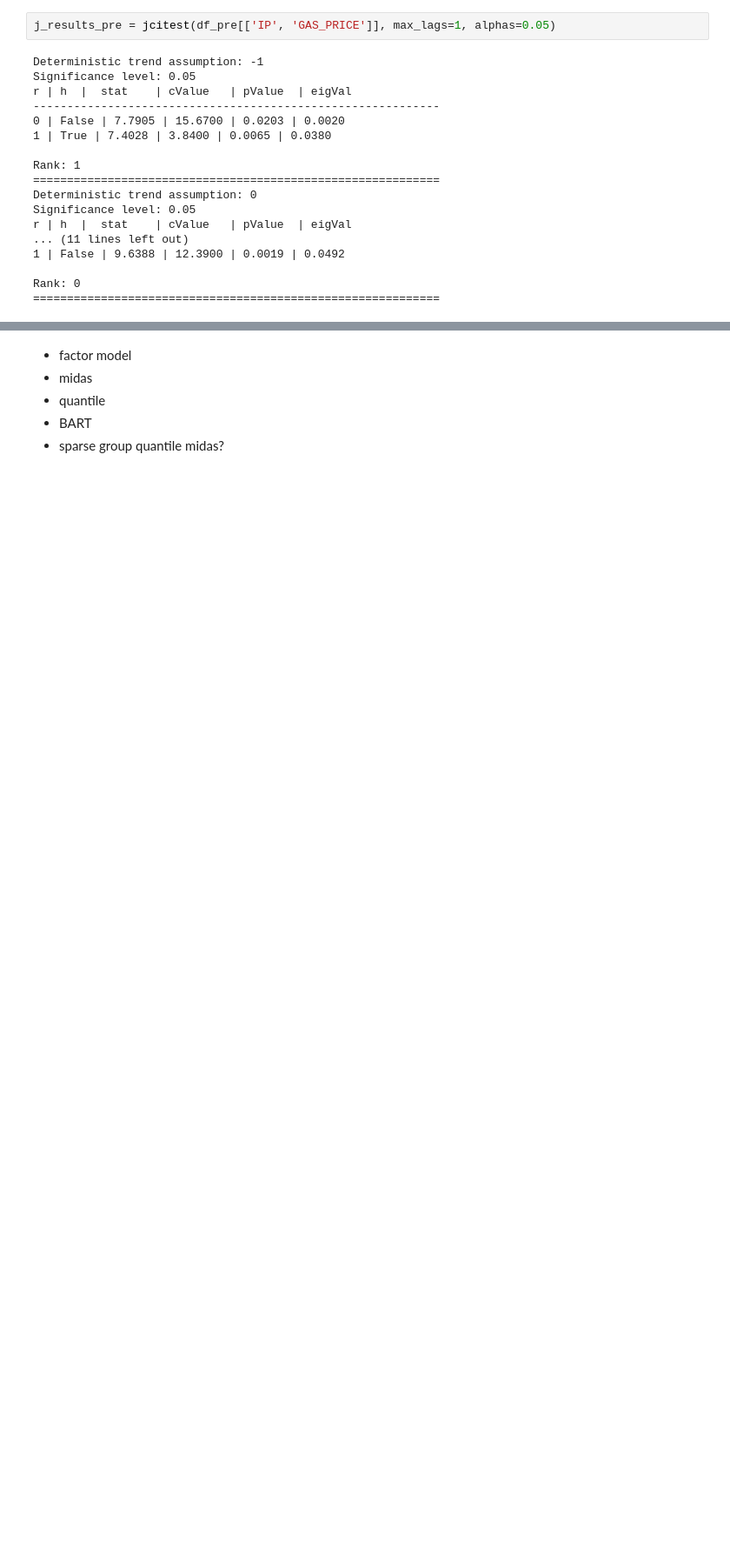
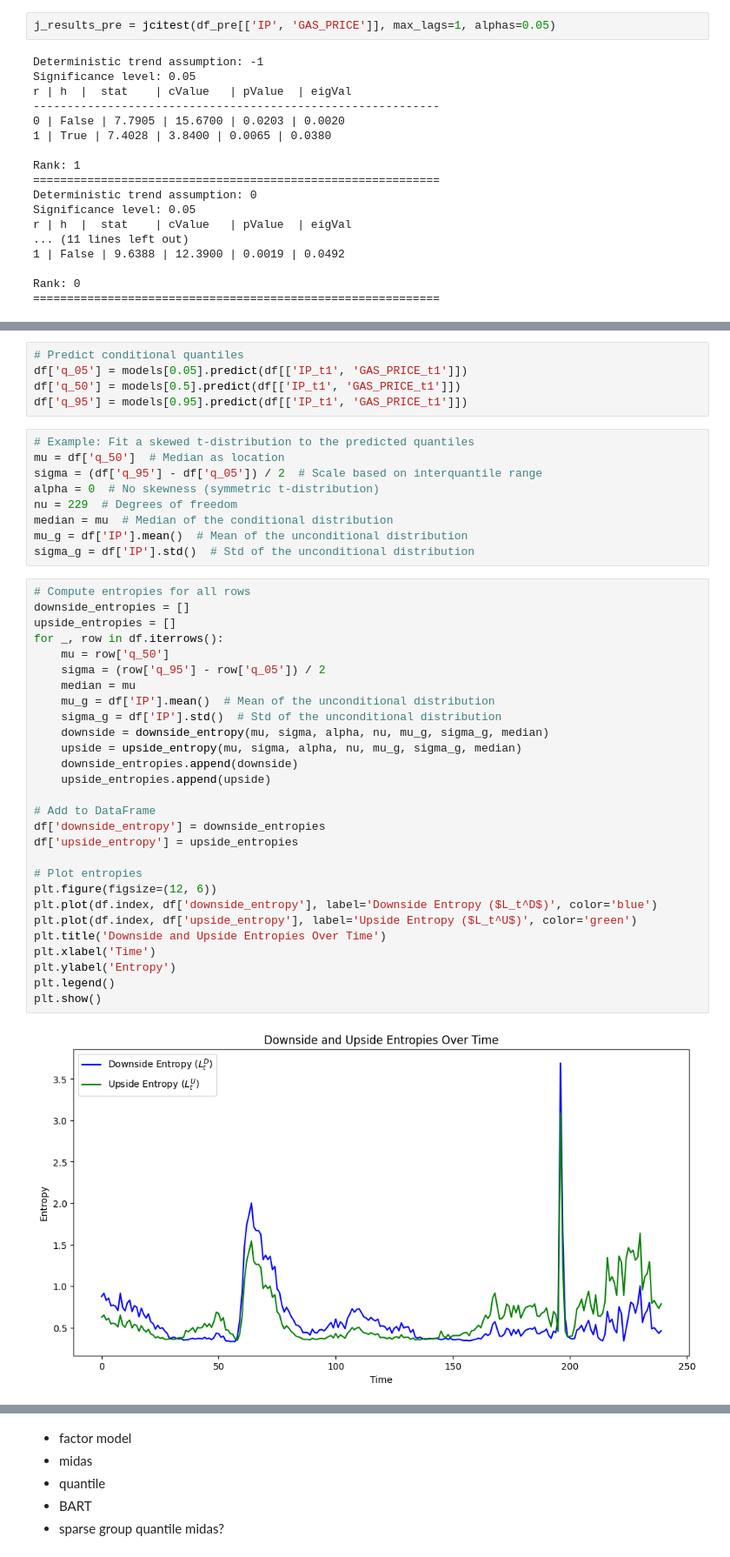
Before and after one commit to lorenzrossi/GaR, a Jupyter notebook: src/EDA_and_ARIMA.ipynb, the cells around one changed output, grey strips where cells are left out. Shown at 87% size. Saved outputs shown, nothing was run; the diff lists cells and outputs as text; blank space fills up the shorter version.

```diff
--- a/src/EDA_and_ARIMA.ipynb
+++ b/src/EDA_and_ARIMA.ipynb
@@ -476,0 +535,44 @@ Rank: 0
+# %%
+# Predict conditional quantiles
+df['q_05'] = models[0.05].predict(df[['IP_t1', 'GAS_PRICE_t1']])
+df['q_50'] = models[0.5].predict(df[['IP_t1', 'GAS_PRICE_t1']])
+df['q_95'] = models[0.95].predict(df[['IP_t1', 'GAS_PRICE_t1']])
+# %%
+# Example: Fit a skewed t-distribution to the predicted quantiles
+mu = df['q_50']  # Median as location
+sigma = (df['q_95'] - df['q_05']) / 2  # Scale based on interquantile range
+alpha = 0  # No skewness (symmetric t-distribution)
+nu = 229  # Degrees of freedom
+median = mu  # Median of the conditional distribution
+mu_g = df['IP'].mean()  # Mean of the unconditional distribution
+sigma_g = df['IP'].std()  # Std of the unconditional distribution
+# %%
+# Compute entropies for all rows
+downside_entropies = []
+upside_entropies = []
+for _, row in df.iterrows():
+    mu = row['q_50']
+    sigma = (row['q_95'] - row['q_05']) / 2
+    median = mu
+    mu_g = df['IP'].mean()  # Mean of the unconditional distribution
+    sigma_g = df['IP'].std()  # Std of the unconditional distribution
+    downside = downside_entropy(mu, sigma, alpha, nu, mu_g, sigma_g, median)
+    upside = upside_entropy(mu, sigma, alpha, nu, mu_g, sigma_g, median)
+    downside_entropies.append(downside)
+    upside_entropies.append(upside)
+
+# Add to DataFrame
+df['downside_entropy'] = downside_entropies
+df['upside_entropy'] = upside_entropies
+
+# Plot entropies
+plt.figure(figsize=(12, 6))
+plt.plot(df.index, df['downside_entropy'], label='Downside Entropy ($L_t^D$)', color='blue')
+plt.plot(df.index, df['upside_entropy'], label='Upside Entropy ($L_t^U$)', color='green')
+plt.title('Downside and Upside Entropies Over Time')
+plt.xlabel('Time')
+plt.ylabel('Entropy')
+plt.legend()
+plt.show()
+# %% [output]
+[figure, added]
```
Also changed, not shown: parts of 19 cells of this notebook, 3 other files.
